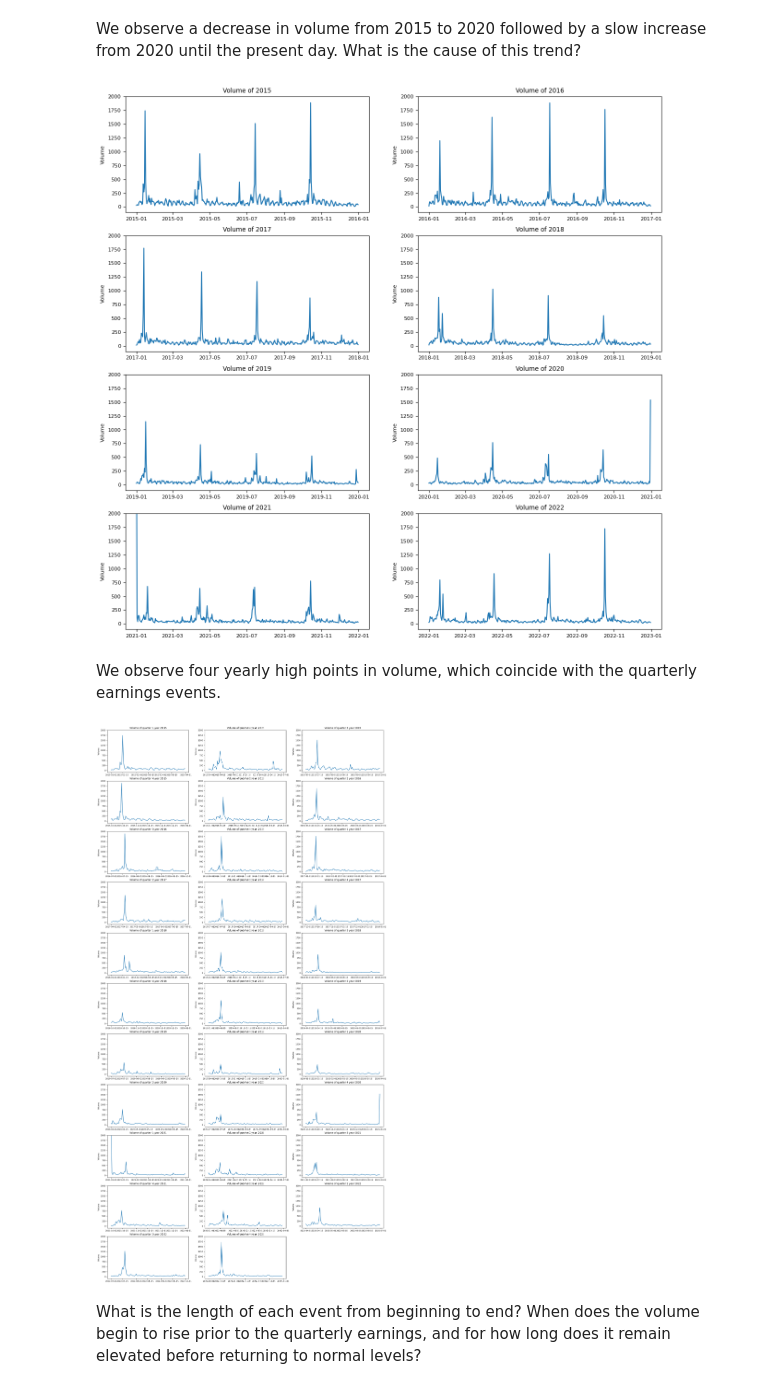
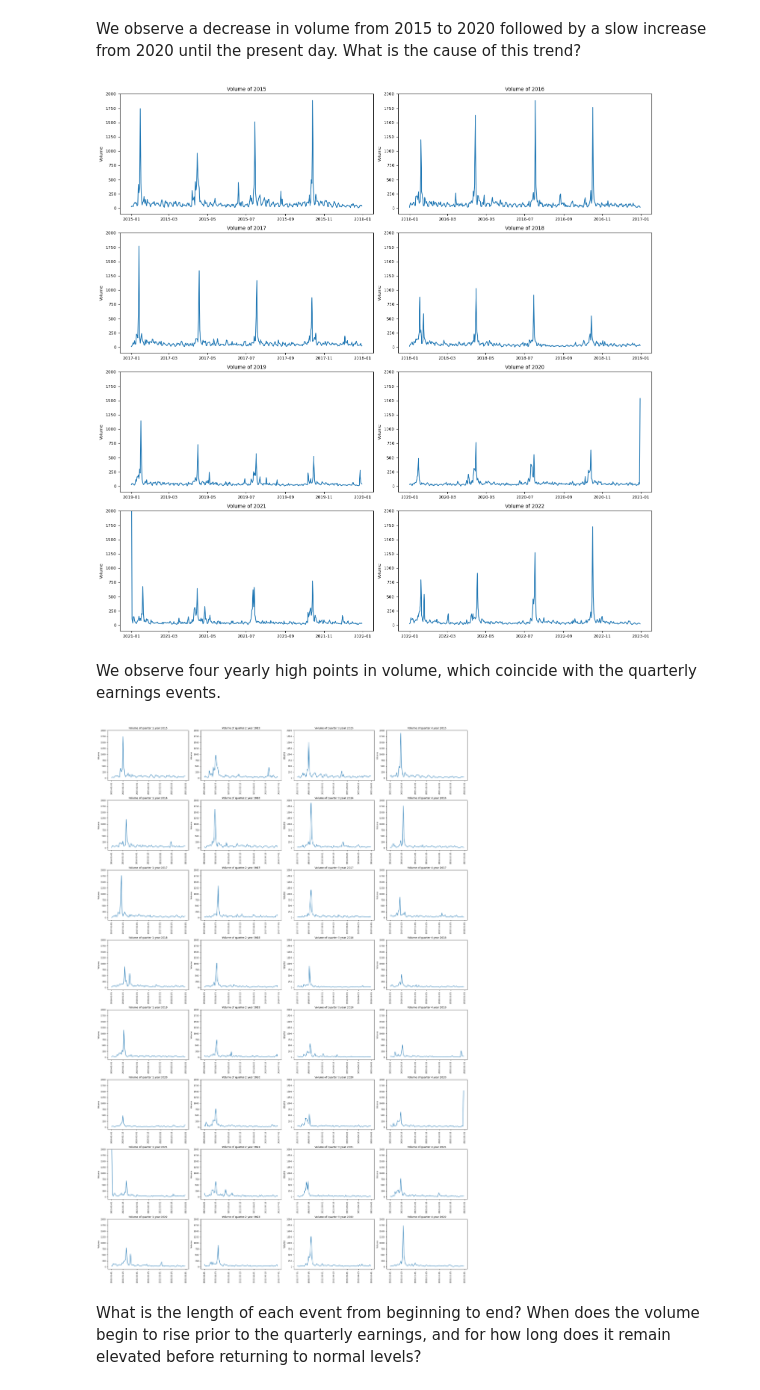
Before and after one commit to khabaodo/BoA-Social-Media, a Jupyter notebook: earnings/earning_graph.ipynb, the cells around one changed output. Cells and saved outputs as stored; diff of their text form; code cells hidden in the pictures.

```diff
--- a/earnings/earning_graph.ipynb
+++ b/earnings/earning_graph.ipynb
@@ -57,26 +57,29 @@ for i in range(0,8):
     plt.plot(df[df.year==(i+2015)].date, df[df.year==(i+2015)].volume)
     plt.title(f'Volume of {i+2015}')
     plt.ylabel('Volume')
+    plt.tight_layout()
 # %% [output]
-[figure, old version]
+[figure, new version]
 # %% [markdown]
 We observe four yearly high points in volume, which coincide with the quarterly earnings events.
 # %%
-plt.figure(figsize=(20,40))
+plt.figure(figsize=(20,30))
 plot = 1
 for year in range(0,8):
     for quarter in range(0,4):
         if plot > 32:
             break
-        plt.subplot(11,3,plot)
+        plt.subplot(8,4,plot)
         plt.ylim(-100, 2000)
         plot += 1
         temp_df = df[(df.year==(year+2015)) & (df.quarter==(quarter+1))]
         plt.plot(temp_df.date, temp_df.volume)
         plt.title(f'Volume of quarter {quarter+1} year {year+2015}')
         plt.ylabel('Volume')
+        plt.xticks(rotation='vertical')
+        plt.tight_layout()
 # %% [output]
-[figure, old version]
+[figure, new version]
 # %% [markdown]
 What is the length of each event from beginning to end? When does the volume begin to rise prior to the quarterly earnings, and for how long does it remain elevated before returning to normal levels?
 # %% [markdown]
```
